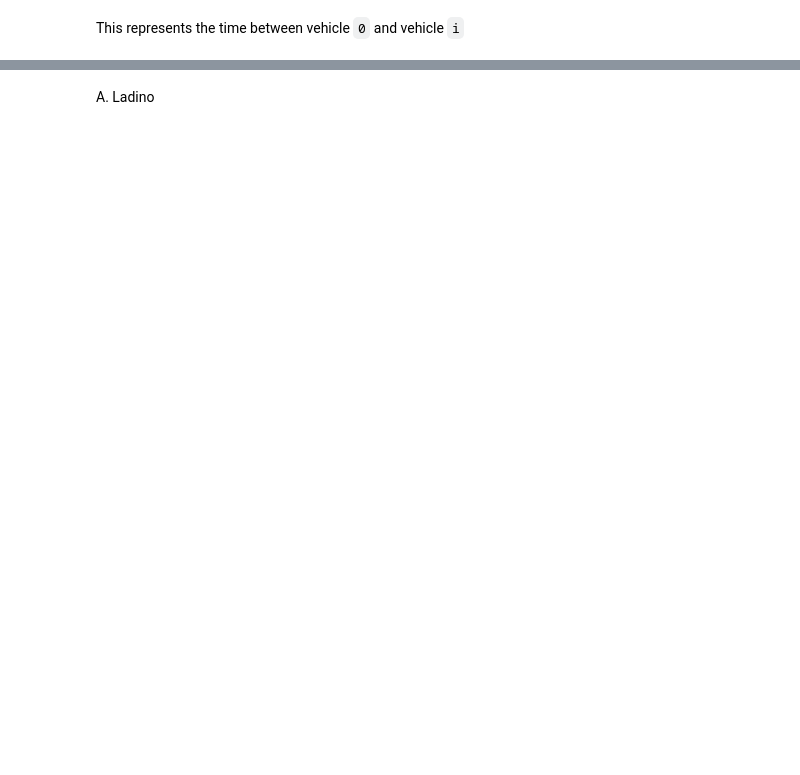
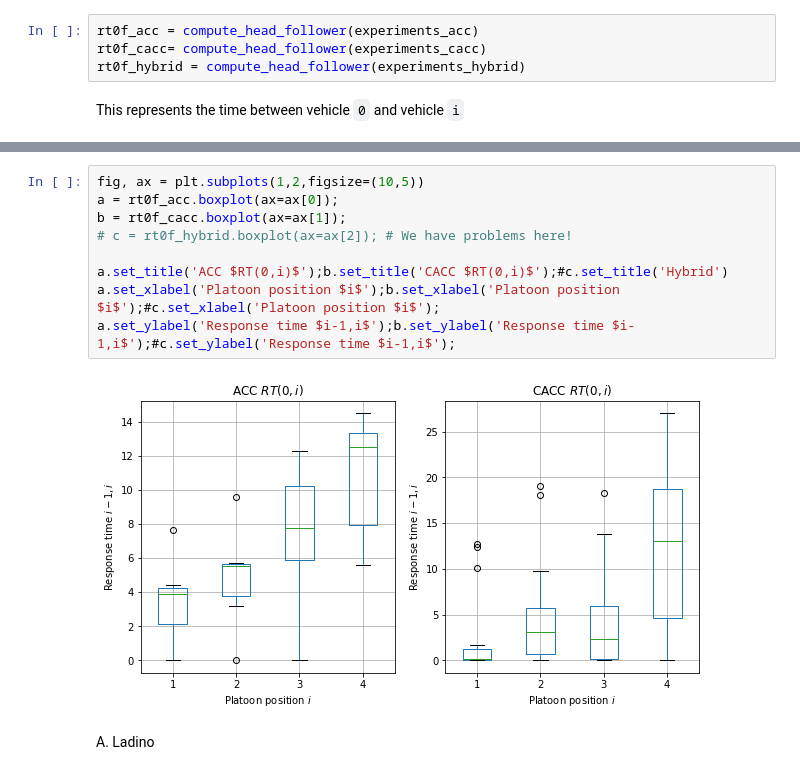
Before and after one commit to licit-lab/vrt_analysis, a Jupyter notebook: PoCEDA.ipynb, the cells around one changed output, grey strips where cells are left out. Cells and saved outputs as stored; diff of their text form; blank space fills up the shorter version.

```diff
--- a/PoCEDA.ipynb
+++ b/PoCEDA.ipynb
@@ -189,2 +220,6 @@ rt0f = pd.concat(rt0f)
+# %%
+rt0f_acc = compute_head_follower(experiments_acc)
+rt0f_cacc= compute_head_follower(experiments_cacc)
+rt0f_hybrid = compute_head_follower(experiments_hybrid)
 # %% [markdown]
 This represents the time between vehicle `0` and vehicle `i`
@@ -197,2 +240,13 @@ a.set_ylabel('Response time $0,i$');
+# %%
+fig, ax = plt.subplots(1,2,figsize=(10,5))
+a = rt0f_acc.boxplot(ax=ax[0]);
+b = rt0f_cacc.boxplot(ax=ax[1]);
+# c = rt0f_hybrid.boxplot(ax=ax[2]); # We have problems here!
+
+a.set_title('ACC $RT(0,i)$');b.set_title('CACC $RT(0,i)$');#c.set_title('Hybrid')
+a.set_xlabel('Platoon position $i$');b.set_xlabel('Platoon position $i$');#c.set_xlabel('Platoon position $i$');
+a.set_ylabel('Response time $i-1,i$');b.set_ylabel('Response time $i-1,i$');#c.set_ylabel('Response time $i-1,i$');
+# %% [output]
+[figure, added]
 # %% [markdown]
 A. Ladino
```
Also changed, not shown: parts of 21 cells of this notebook, 13 other files.
